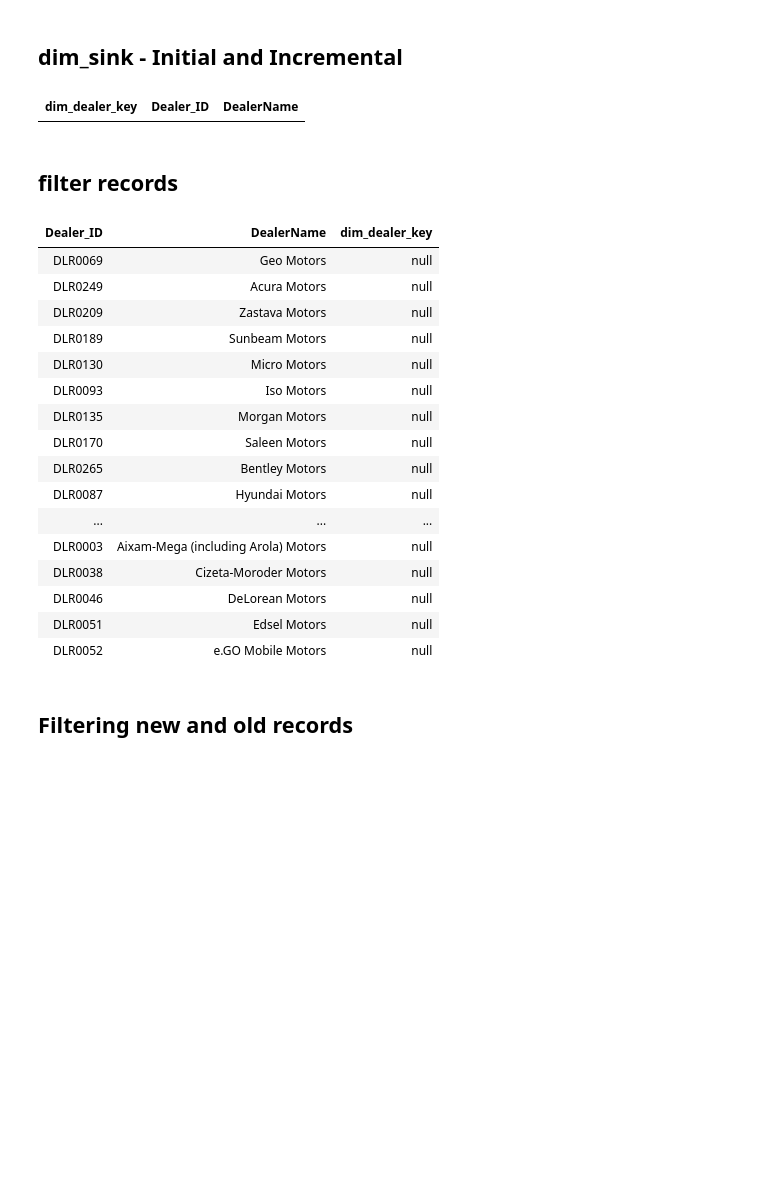
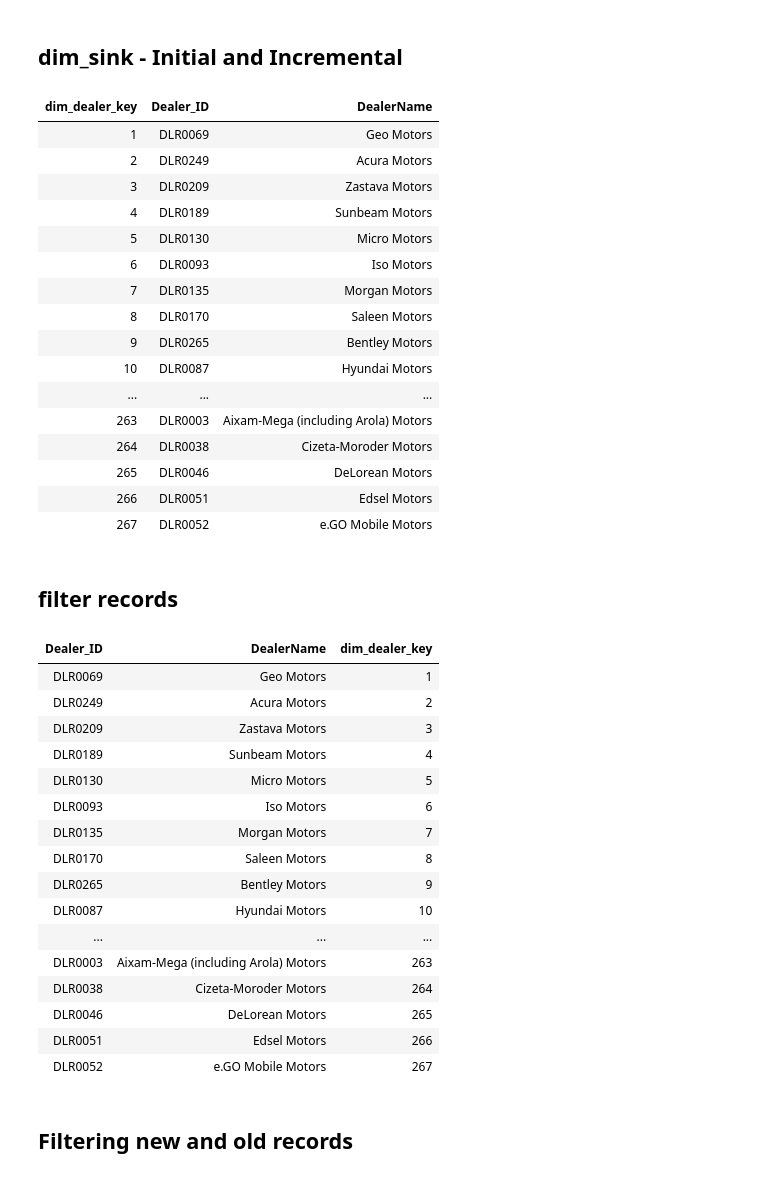
Before and after one commit to Vaishnavi0574/car-azure-project, a Jupyter notebook: Databricks_notebook/gold_dealer_notebook.ipynb, the cells around one changed output. Saved outputs shown, nothing was run; the diff lists cells and outputs as text; code cells hidden in the pictures; blank space fills up the shorter version.

```diff
--- a/Databricks_notebook/gold_dealer_notebook.ipynb
+++ b/Databricks_notebook/gold_dealer_notebook.ipynb
@@ -61,17 +61,33 @@ df_src.display()
 ## dim_sink - Initial and Incremental
 # %%
 if spark.catalog.tableExists('cars_catalog.gold.dim_Dealer'):
-    df_sink=spark.sql('''select 1 as dim_dealer_key,Dealer_ID,DealerName
-                  from parquet.`abfss://silver@carprojectazurestorage.dfs.core.windows.net/carsales`
+    df_sink=spark.sql('''select dim_dealer_key,Dealer_ID,DealerName
+                  from cars_catalog.gold.dim_Dealer
                   ''')
 else:
     df_sink=spark.sql('''select 1 as dim_dealer_key,Dealer_ID,DealerName
                   from parquet.`abfss://silver@carprojectazurestorage.dfs.core.windows.net/carsales`
                   where 1=0''')
 
 df_sink.display()
 # %% [output]
 | dim_dealer_key | Dealer_ID | DealerName |
+| 1 | DLR0069 | Geo Motors |
+| 2 | DLR0249 | Acura Motors |
+| 3 | DLR0209 | Zastava Motors |
+| 4 | DLR0189 | Sunbeam Motors |
+| 5 | DLR0130 | Micro Motors |
+| 6 | DLR0093 | Iso Motors |
+| 7 | DLR0135 | Morgan Motors |
+| 8 | DLR0170 | Saleen Motors |
+| 9 | DLR0265 | Bentley Motors |
+| 10 | DLR0087 | Hyundai Motors |
+| ... | ... | ... |
+| 263 | DLR0003 | Aixam-Mega (including Arola) Motors |
+| 264 | DLR0038 | Cizeta-Moroder Motors |
+| 265 | DLR0046 | DeLorean Motors |
+| 266 | DLR0051 | Edsel Motors |
+| 267 | DLR0052 | e.GO Mobile Motors |
 # %% [markdown]
 ## filter records
 # %%
@@ -79,22 +95,22 @@ df_filter=df_src.join(df_sink,df_src.Dealer_ID==df_sink.Dealer_ID,'left').select
 df_filter.display()
 # %% [output]
 | Dealer_ID | DealerName | dim_dealer_key |
-| DLR0069 | Geo Motors | null |
-| DLR0249 | Acura Motors | null |
-| DLR0209 | Zastava Motors | null |
-| DLR0189 | Sunbeam Motors | null |
-| DLR0130 | Micro Motors | null |
-| DLR0093 | Iso Motors | null |
-| DLR0135 | Morgan Motors | null |
-| DLR0170 | Saleen Motors | null |
-| DLR0265 | Bentley Motors | null |
-| DLR0087 | Hyundai Motors | null |
+| DLR0069 | Geo Motors | 1 |
+| DLR0249 | Acura Motors | 2 |
+| DLR0209 | Zastava Motors | 3 |
+| DLR0189 | Sunbeam Motors | 4 |
+| DLR0130 | Micro Motors | 5 |
+| DLR0093 | Iso Motors | 6 |
+| DLR0135 | Morgan Motors | 7 |
+| DLR0170 | Saleen Motors | 8 |
+| DLR0265 | Bentley Motors | 9 |
+| DLR0087 | Hyundai Motors | 10 |
 | ... | ... | ... |
-| DLR0003 | Aixam-Mega (including Arola) Motors | null |
-| DLR0038 | Cizeta-Moroder Motors | null |
-| DLR0046 | DeLorean Motors | null |
-| DLR0051 | Edsel Motors | null |
-| DLR0052 | e.GO Mobile Motors | null |
+| DLR0003 | Aixam-Mega (including Arola) Motors | 263 |
+| DLR0038 | Cizeta-Moroder Motors | 264 |
+| DLR0046 | DeLorean Motors | 265 |
+| DLR0051 | Edsel Motors | 266 |
+| DLR0052 | e.GO Mobile Motors | 267 |
 # %% [markdown]
 ## Filtering new and old records
 # %% [markdown]
```
Also changed, not shown: parts of 6 cells of this notebook, 4 other files.
